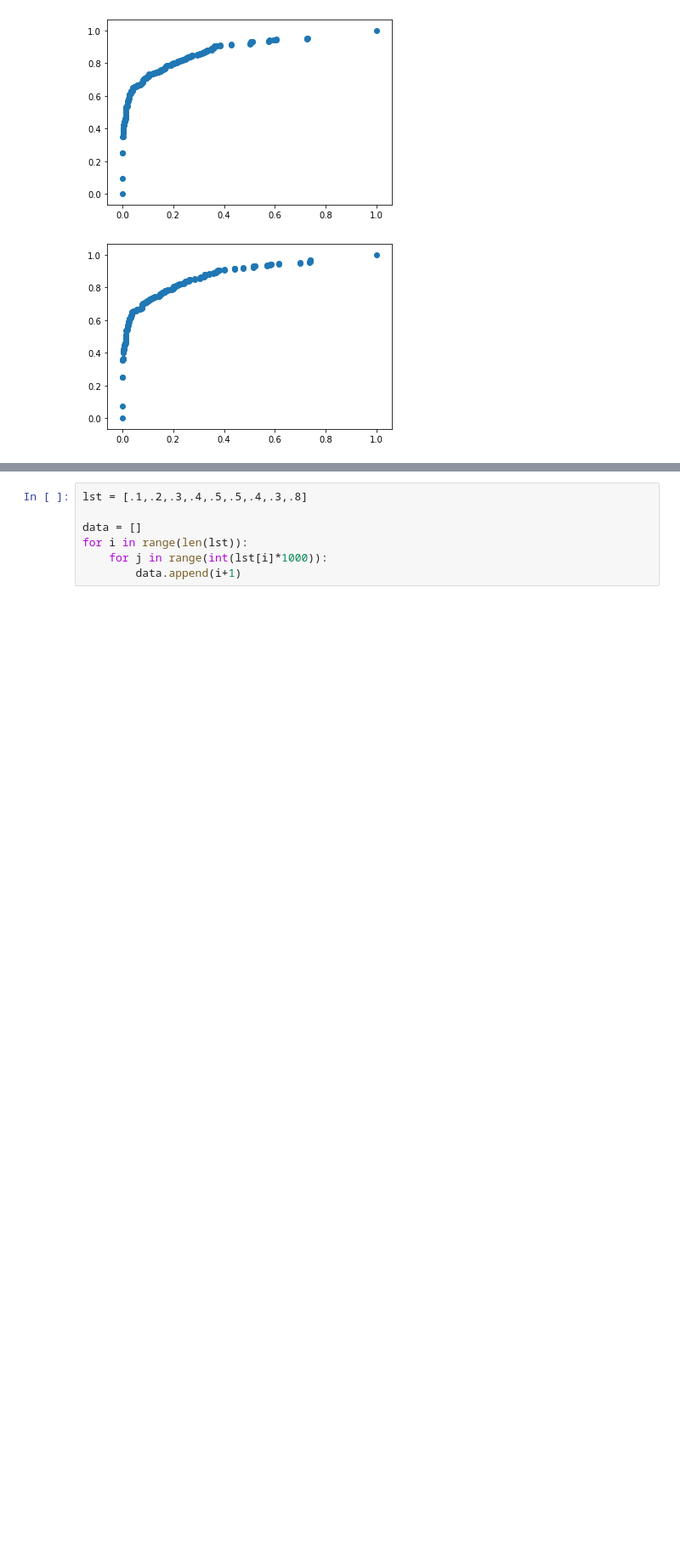
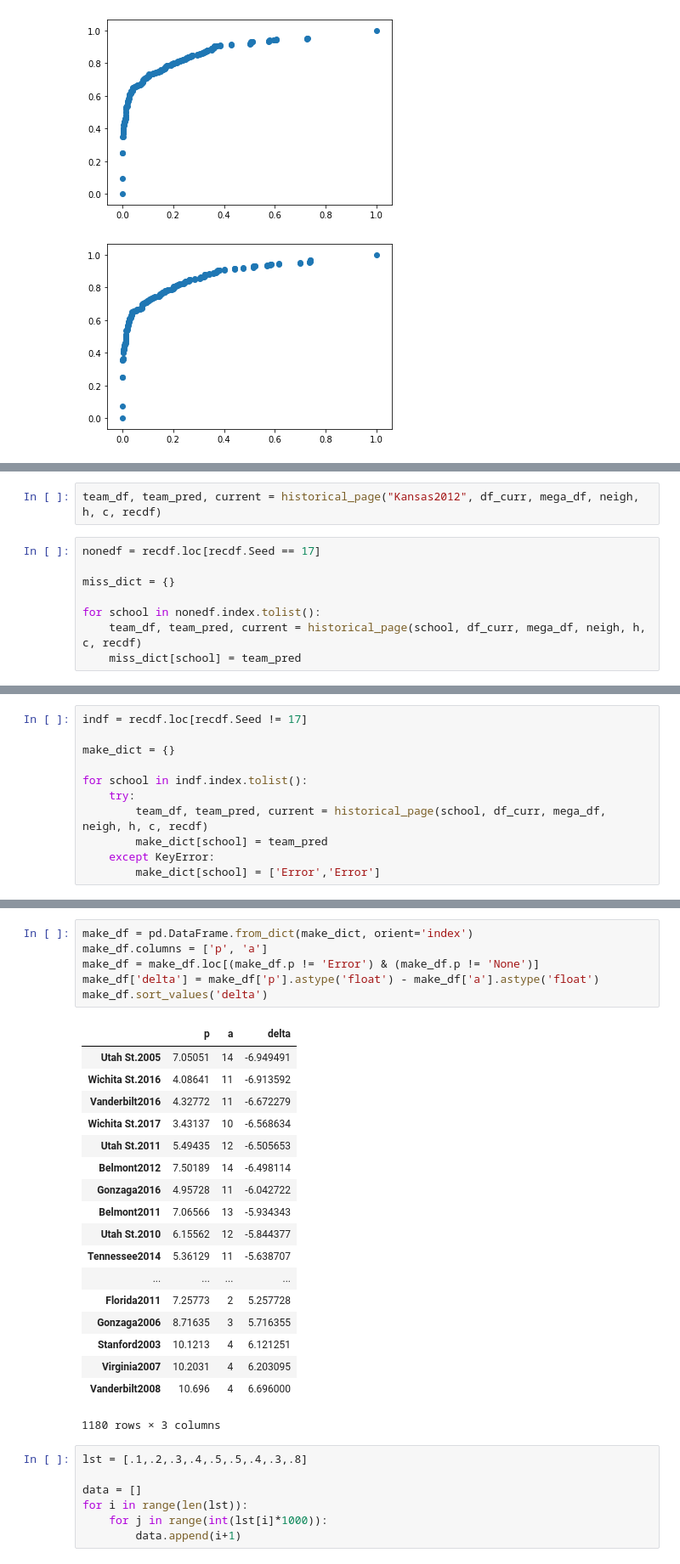
Before and after one commit to dev-1999/cbb_sim, a Jupyter notebook: Parameters Test.ipynb, the cells around one changed output, grey strips where cells are left out. Shown: that part at 85% size. Drawn from its saved outputs; the diff is of its cells as text; blank space fills up the shorter version.

```diff
--- a/Parameters Test.ipynb
+++ b/Parameters Test.ipynb
@@ -165,0 +178,10 @@ for neighbor_count in range(35,65,5):
+# %%
+team_df, team_pred, current = historical_page("Kansas2012", df_curr, mega_df, neigh, h, c, recdf)
+# %%
+nonedf = recdf.loc[recdf.Seed == 17]
+
+miss_dict = {}
+
+for school in nonedf.index.tolist():
+    team_df, team_pred, current = historical_page(school, df_curr, mega_df, neigh, h, c, recdf)
+    miss_dict[school] = team_pred
@@ -165,0 +230,11 @@ for neighbor_count in range(35,65,5):
+# %%
+indf = recdf.loc[recdf.Seed != 17]
+
+make_dict = {}
+
+for school in indf.index.tolist():
+    try:
+        team_df, team_pred, current = historical_page(school, df_curr, mega_df, neigh, h, c, recdf)
+        make_dict[school] = team_pred
+    except KeyError:
+        make_dict[school] = ['Error','Error']
@@ -166,3 +254,28 @@ for neighbor_count in range(35,65,5):
+# %%
+make_df = pd.DataFrame.from_dict(make_dict, orient='index')
+make_df.columns = ['p', 'a']
+make_df = make_df.loc[(make_df.p != 'Error') & (make_df.p != 'None')]
+make_df['delta'] = make_df['p'].astype('float') - make_df['a'].astype('float')
+make_df.sort_values('delta')
+# %% [output]
+|  | p | a | delta |
+| Utah St.2005 | 7.05051 | 14 | -6.949491 |
+| Wichita St.2016 | 4.08641 | 11 | -6.913592 |
+| Vanderbilt2016 | 4.32772 | 11 | -6.672279 |
+| Wichita St.2017 | 3.43137 | 10 | -6.568634 |
+| Utah St.2011 | 5.49435 | 12 | -6.505653 |
+| Belmont2012 | 7.50189 | 14 | -6.498114 |
+| Gonzaga2016 | 4.95728 | 11 | -6.042722 |
+| Belmont2011 | 7.06566 | 13 | -5.934343 |
+| Utah St.2010 | 6.15562 | 12 | -5.844377 |
+| Tennessee2014 | 5.36129 | 11 | -5.638707 |
+| ... | ... | ... | ... |
+| Florida2011 | 7.25773 | 2 | 5.257728 |
+| Gonzaga2006 | 8.71635 | 3 | 5.716355 |
+| Stanford2003 | 10.1213 | 4 | 6.121251 |
+| Virginia2007 | 10.2031 | 4 | 6.203095 |
+| Vanderbilt2008 | 10.696 | 4 | 6.696000 |
+1180 rows × 3 columns
 # %%
 lst = [.1,.2,.3,.4,.5,.5,.4,.3,.8]
 
```
Also changed, not shown: parts of 9 cells of this notebook, 1 other file.
